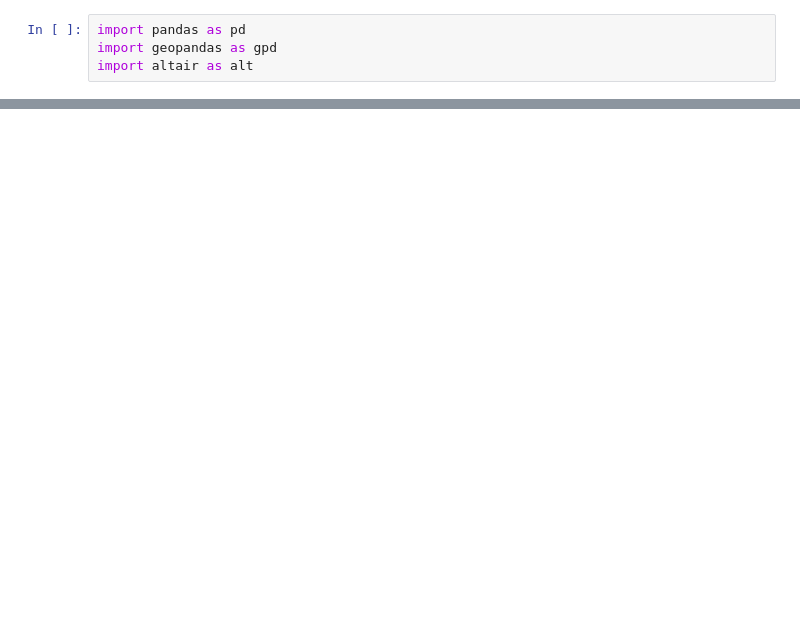
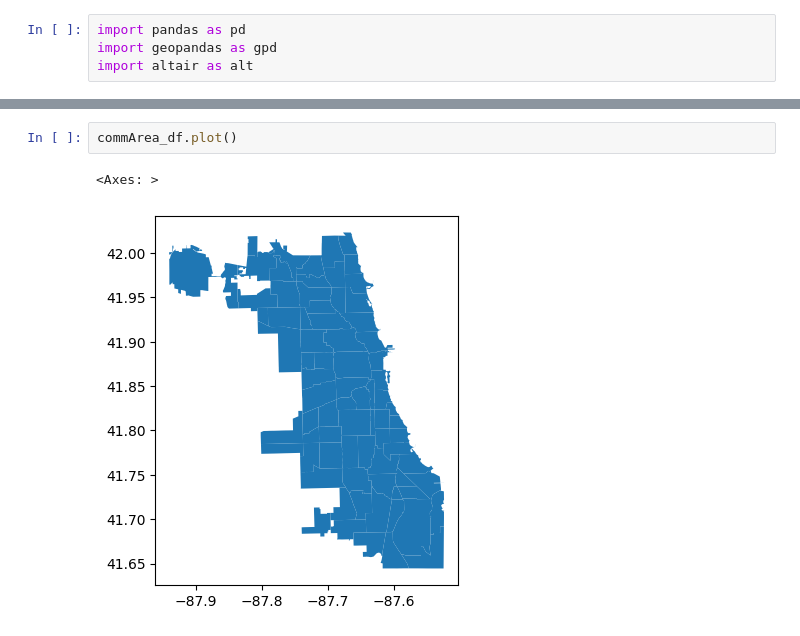
Before and after one commit to estelmach/cta, a Jupyter notebook: notebooks/nb-ExploratoryAnalysis.ipynb, the cells around one changed output, grey strips where cells are left out. Saved outputs shown, nothing was run; the diff lists cells and outputs as text; blank space fills up the shorter version.

```diff
--- a/notebooks/nb-ExploratoryAnalysis.ipynb
+++ b/notebooks/nb-ExploratoryAnalysis.ipynb
@@ -20,0 +44,5 @@ ValueError: Missing geo metadata in Parquet/Feather file.
+# %%
+commArea_df.plot()
+# %% [output]
+<Axes: >
+[figure, added]
```
Also changed, not shown: parts of 1 cell of this notebook, 2 other files.
